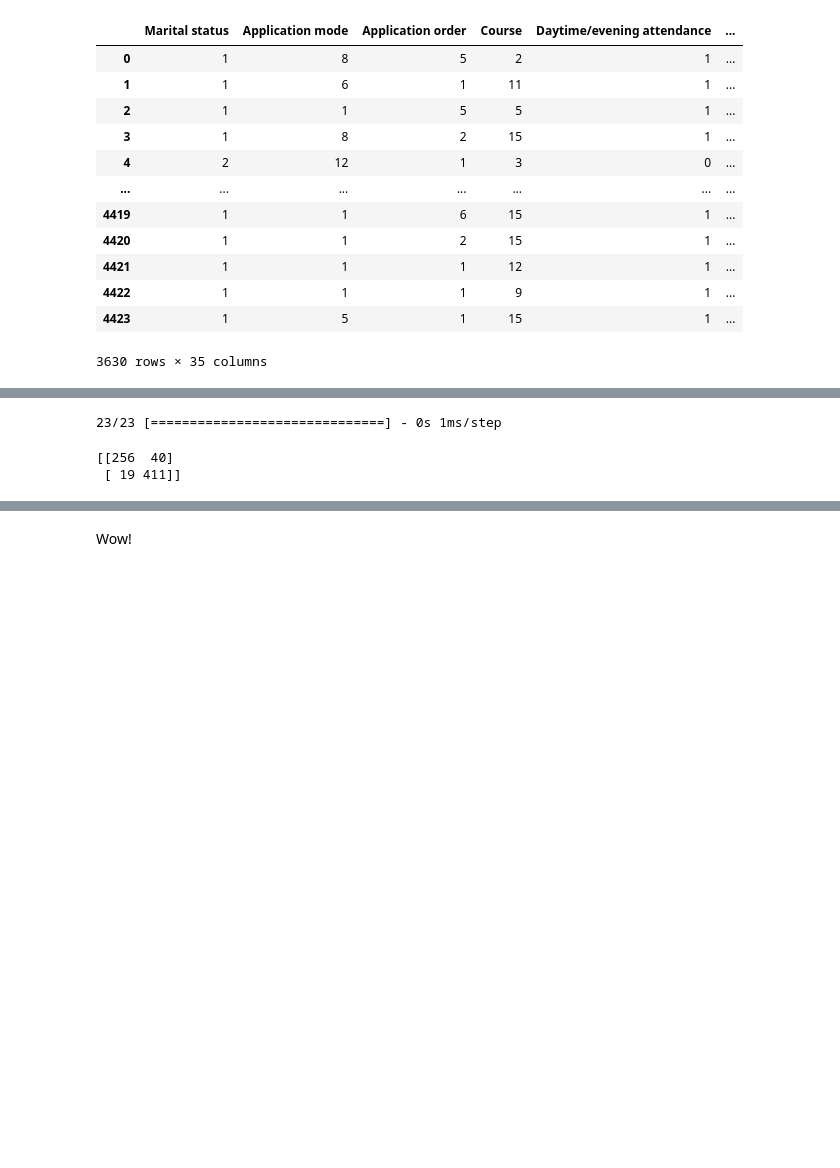
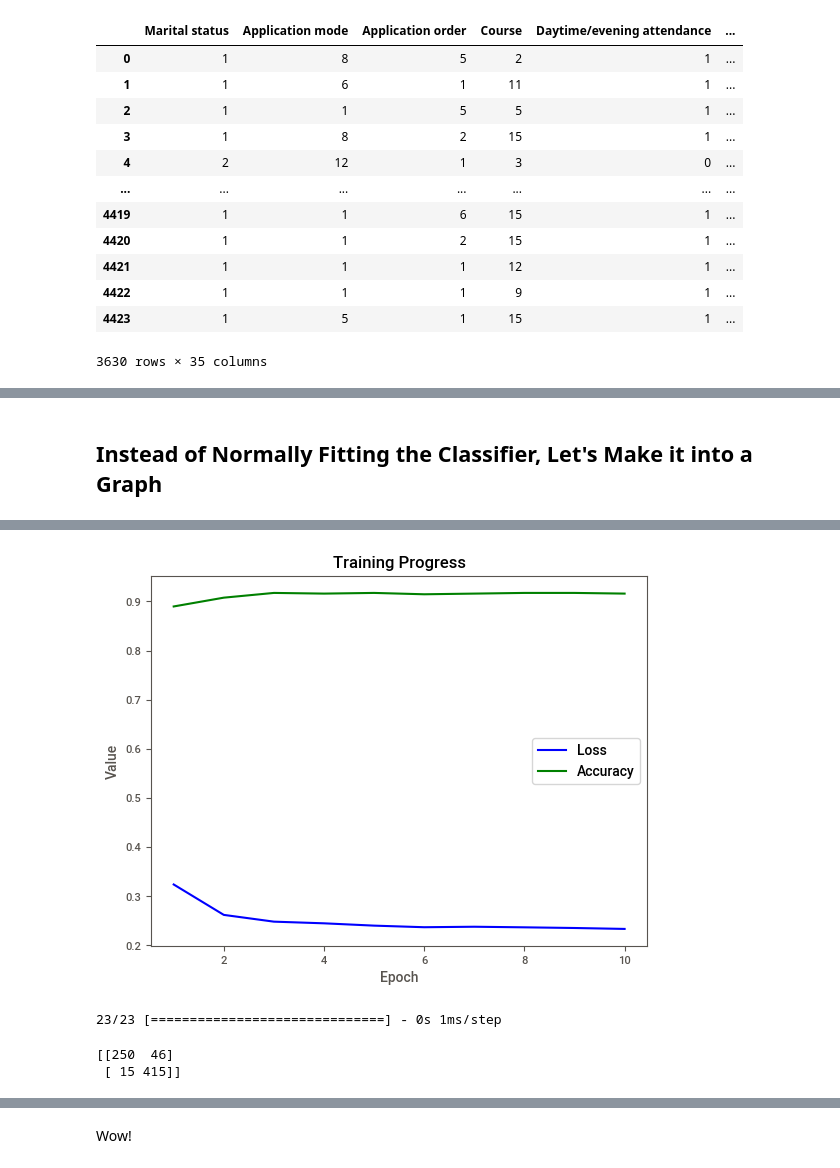
Before and after one commit to maxbshaw17/Date_Science_Final, a Jupyter notebook: Machine_Learning.ipynb, the cells around one changed output, grey strips where cells are left out. Saved outputs shown, nothing was run; the diff lists cells and outputs as text; code cells hidden in the pictures; blank space fills up the shorter version.

Commit message:
Created the ANN Fitting Epoch Graph

```diff
--- a/Machine_Learning.ipynb
+++ b/Machine_Learning.ipynb
@@ -277,5 +277,3 @@ classifier.add(Dense(activation="relu", units=6, kernel_initializer="uniform"))
 classifier.add(Dense(activation="softmax", units=2, kernel_initializer="uniform"))
 # %%
 classifier.compile(optimizer = 'adam', loss = 'sparse_categorical_crossentropy', metrics = ['accuracy'])
-# %%
-classifier.fit(X_train, y_train, batch_size = 10, epochs = 10)
@@ -303,0 +280,34 @@ Epoch 10/10
+# %% [markdown]
+## Instead of Normally Fitting the Classifier, Let's Make it into a Graph
+# %%
+# The function update_graph will update the graph with each additional epoch
+def update_graph(epoch, losses, accuracies):
+    plt.cla()  # Clear the current axes
+    plt.plot(range(1, epoch + 1), losses, label='Loss', color='blue')
+    plt.plot(range(1, epoch + 1), accuracies, label='Accuracy', color='green')
+    plt.title('Training Progress')
+    plt.xlabel('Epoch')
+    plt.ylabel('Value')
+    plt.legend()
+
+# Your actual training code with a loop for each epoch
+losses = []
+accuracies = []
+
+for epoch in range(1, 11):  # Assuming 10 epochs as in your code
+    # Your actual training code for each epoch
+    classifier.fit(X_train, y_train, batch_size=10, epochs=1)
+
+    # Obtain the loss and accuracy for the current epoch
+    loss_value, accuracy_value = classifier.evaluate(X_test, y_test, verbose=0)
+
+    # Append values to the lists
+    losses.append(loss_value)
+    accuracies.append(accuracy_value)
+
+    # Update the graph
+    update_graph(epoch, losses, accuracies)
+
+# Display the  graph
+plt.show()
+# %% [output]
@@ -304,3 +324,4 @@ Epoch 10/10
+[figure, added]
 # %%
 y_pred = classifier.predict(X_test)
 y_pred_classes = y_pred.argmax(axis=1)
@@ -314,8 +335,8 @@ y_pred_original = label_encoder.inverse_transform(y_pred_classes)
 cm = confusion_matrix(y_test_original, y_pred_original)
 print(cm)
 # %% [output]
-[[256  40]
- [ 19 411]]
+[[250  46]
+ [ 15 415]]
 # %%
 plt.figure(figsize=(8, 6))
 sns.heatmap(cm, annot=True, fmt='d', cmap='Blues', xticklabels=label_encoder.classes_, yticklabels=label_encoder.classes_)
```
Also changed, not shown: parts of 15 cells of this notebook.
